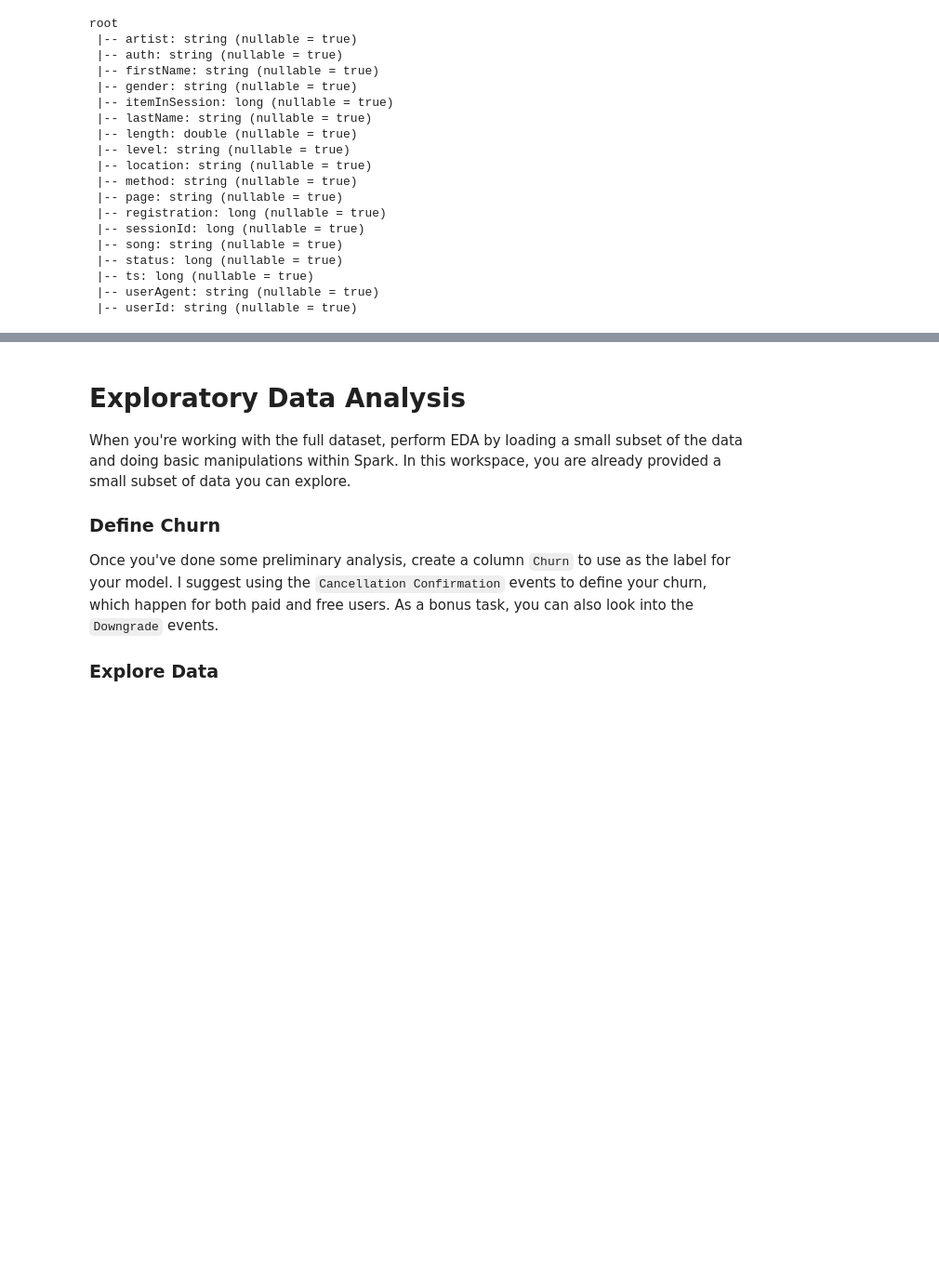
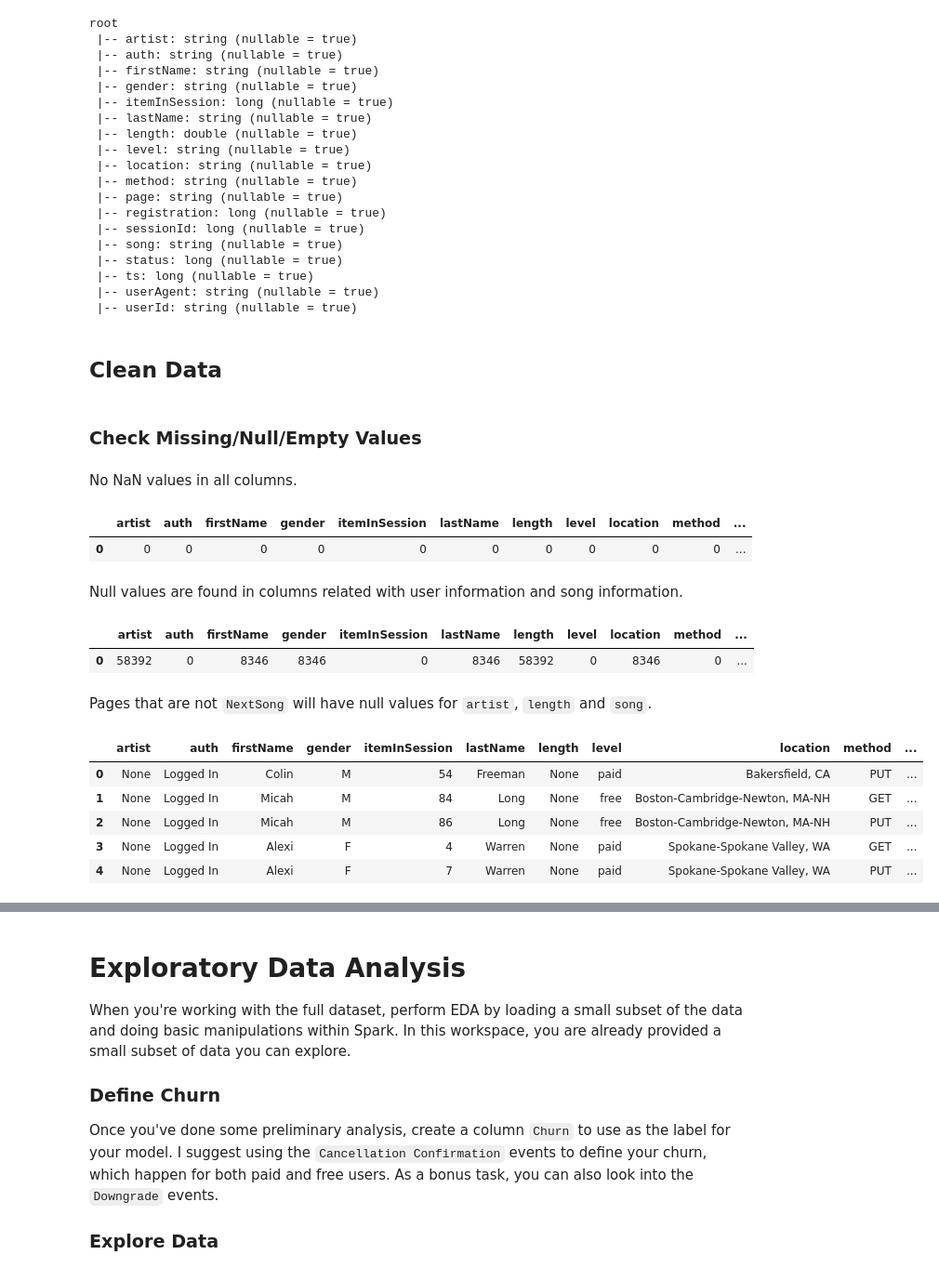
Before and after one commit to silviaclaire/sparkify, a Jupyter notebook: Sparkify.ipynb, the cells around one changed output, grey strips where cells are left out. Shown at 93% size. Saved outputs shown, nothing was run; the diff lists cells and outputs as text; code cells hidden in the pictures; blank space fills up the shorter version.

Commit message:
update: clean data

```diff
--- a/Sparkify.ipynb
+++ b/Sparkify.ipynb
@@ -51,3 +53,36 @@ root
  |-- ts: long (nullable = true)
  |-- userAgent: string (nullable = true)
  |-- userId: string (nullable = true)
+# %% [markdown]
+## Clean Data
+# %% [markdown]
+### Check Missing/Null/Empty Values
+# %% [markdown]
+No NaN values in all columns.
+# %%
+# check: NaN values per column
+count_nan_cols = [F.count(F.when(F.isnan(c), c)).alias(c) for c in user_log.columns]
+user_log.select(count_nan_cols).toPandas()
+# %% [output]
+|  | artist | auth | firstName | gender | itemInSession | lastName | length | level | location | method | ... |
+| 0 | 0 | 0 | 0 | 0 | 0 | 0 | 0 | 0 | 0 | 0 | ... |
+# %% [markdown]
+Null values are found in columns related with user information and song information.
+# %%
+# check: null values per column
+count_null_cols = [F.count(F.when(F.col(c).isNull(), c)).alias(c) for c in user_log.columns]
+user_log.select(count_null_cols).toPandas()
+# %% [output]
+|  | artist | auth | firstName | gender | itemInSession | lastName | length | level | location | method | ... |
+| 0 | 58392 | 0 | 8346 | 8346 | 0 | 8346 | 58392 | 0 | 8346 | 0 | ... |
+# %% [markdown]
+Pages that are not `NextSong` will have null values for `artist`, `length` and `song`.
+# %%
+user_log.filter(F.col('artist').isNull()).toPandas().head()
+# %% [output]
+|  | artist | auth | firstName | gender | itemInSession | lastName | length | level | location | method | ... |
+| 0 | None | Logged In | Colin | M | 54 | Freeman | None | paid | Bakersfield, CA | PUT | ... |
+| 1 | None | Logged In | Micah | M | 84 | Long | None | free | Boston-Cambridge-Newton, MA-NH | GET | ... |
+| 2 | None | Logged In | Micah | M | 86 | Long | None | free | Boston-Cambridge-Newton, MA-NH | PUT | ... |
+| 3 | None | Logged In | Alexi | F | 4 | Warren | None | paid | Spokane-Spokane Valley, WA | GET | ... |
+| 4 | None | Logged In | Alexi | F | 7 | Warren | None | paid | Spokane-Spokane Valley, WA | PUT | ... |
```
Also changed, not shown: parts of 11 cells of this notebook.
